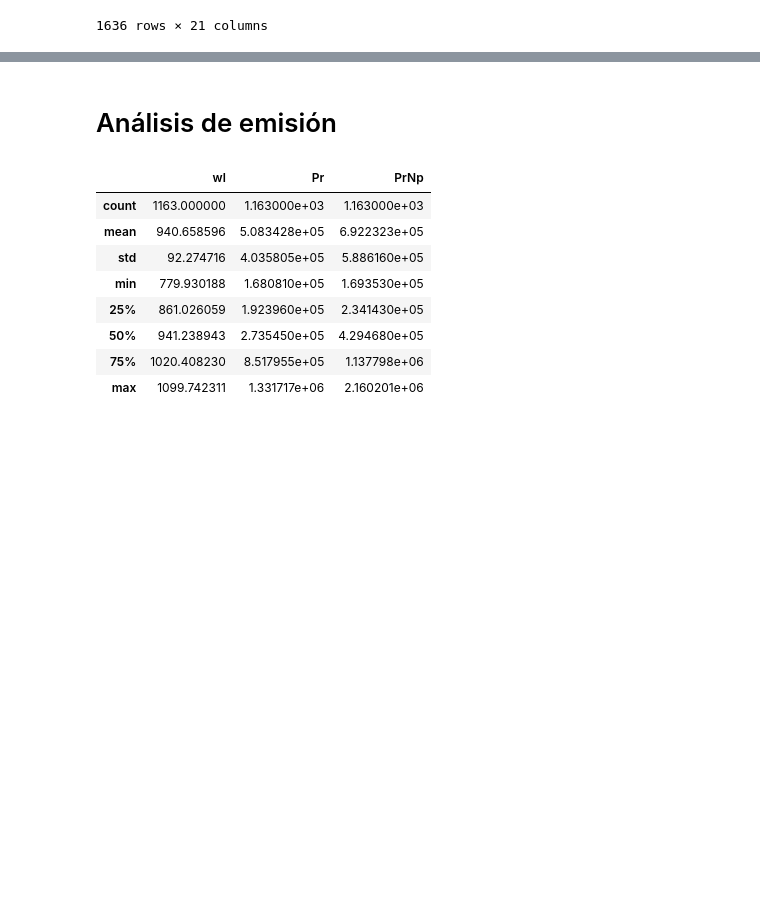
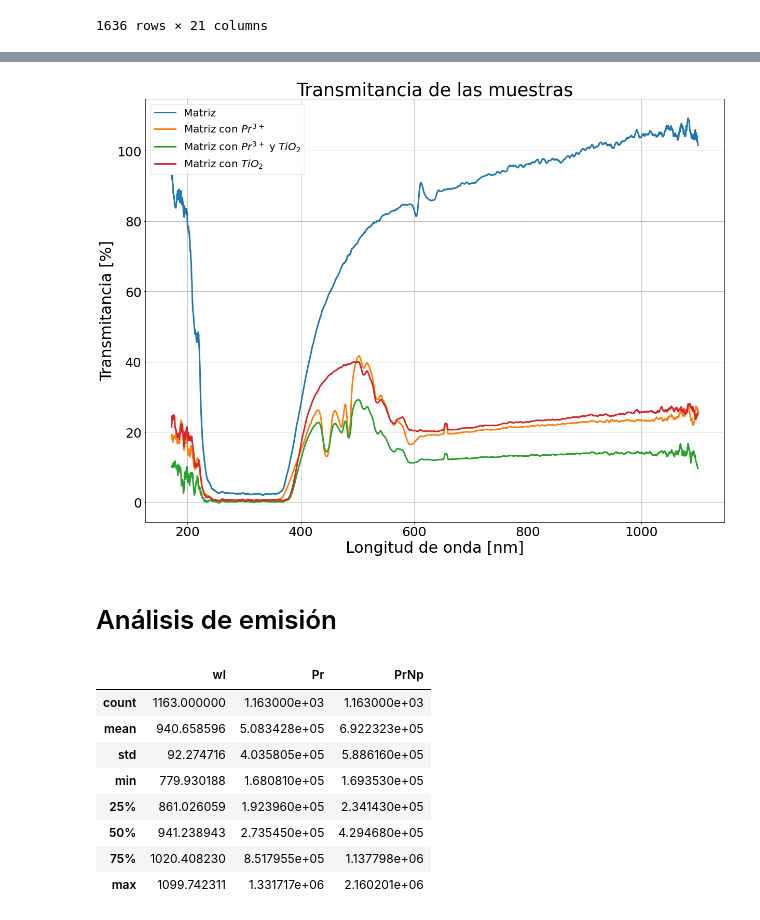
Before and after one commit to juanF9910/Rare_earths, a Jupyter notebook: absor.ipynb, the cells around one changed output, grey strips where cells are left out. Saved outputs shown, nothing was run; the diff lists cells and outputs as text; code cells hidden in the pictures; blank space fills up the shorter version.

```diff
--- a/absor.ipynb
+++ b/absor.ipynb
@@ -116,0 +100,4 @@ plt.show()
+# %%
+columnas=["Ag.TRM8","Ag2.TRM8",	"AgAngulo45.TRM8",	"AgAngulo45_Pol.TRM8",	"AgAngulo45_VPol.TRM8",	"AgCurved.TRM8",	"AgCurvedHori.TRM8",
+          "AgCurvedVerPol.TRM8",	"Ag_PolHori.TRM8",	"Ag_PolHoriVer.TRM8",	"Ag_PolVertical.TRM8"]
+df1 = df1.drop(columnas, axis=1)
@@ -116,0 +120,12 @@ plt.show()
+# %%
+nuevos_nombres = {'Matriz.TRM8': 'M',
+                  'MatrizPrCercaEspectofotometro.TRM8': 'MP',
+                  'MatrizPrO5Rep2.TRM8': 'MP1',
+				   "MatrizPrRep.TRM8":"MP2",
+				   "PrTiO2.TRM8":"MPT",
+				   "PrTiO2Rep.TRM8":"MPT1",
+				   "TiO2.TRM8":"MT",
+				   "TiO2Rep.TRM8":"MT1",
+                   "matrizPr.TRM8":"MP3"
+				}
+df1 = df1.rename(columns=nuevos_nombres)
@@ -117,3 +148,34 @@ plt.show()
+# %%
+fig, ax=plt.subplots(1,1, figsize=(20,15))
+
+
+#ax.plot(df1['wl'], df1['MP'], lw=3, label="Matriz Pr")
+#ax.plot(df1['wl'], df1['MP1'], lw=3, label="Matriz Pr 1")
+#ax.plot(df1['wl'], df1['MP2'], lw=3, label="Matriz Pr 2")
+#ax.plot(df1['wl'], df1['MP3'], lw=3, label="Matriz Pr 3")
+#ax.plot(df1['wl'], df1['MPT'], lw=3, label="Matriz T")
+#ax.plot(df1['wl'], df1['MT'], lw=3, label="MT")
+
+
+ax.plot(df1['wl'], df1['M'], lw=3, label="Matriz")
+ax.plot(df1['wl'], df1['MP3'], lw=3, label=r"Matriz con $Pr^{3+}$")
+ax.plot(df1['wl'], df1['MPT1'], lw=3, label=r"Matriz con $Pr^{3+}$ y $TiO_2$")
+ax.plot(df1['wl'], df1['MT1'], lw=3, label=r"Matriz con $TiO_2$")
+
+ax.set_xlabel("Longitud de onda [nm]", fontsize=30)
+ax.set_ylabel("Transmitancia [%]", fontsize=30)
+ax.tick_params(axis='x', labelsize=25)
+ax.tick_params(axis='y', labelsize=25)
+
+ax.set_title("Transmitancia de las muestras", fontsize=35)
+
+ax.legend(fontsize=20)
+ax.grid()
+plt.show()
+
+fig.savefig("transmitancia.svg", format="svg", dpi=300)
+# %% [output]
+[figure, added]
 # %% [markdown]
 # Análisis de emisión
 # %%
```
Also changed, not shown: parts of 11 cells of this notebook, 3 other files.
